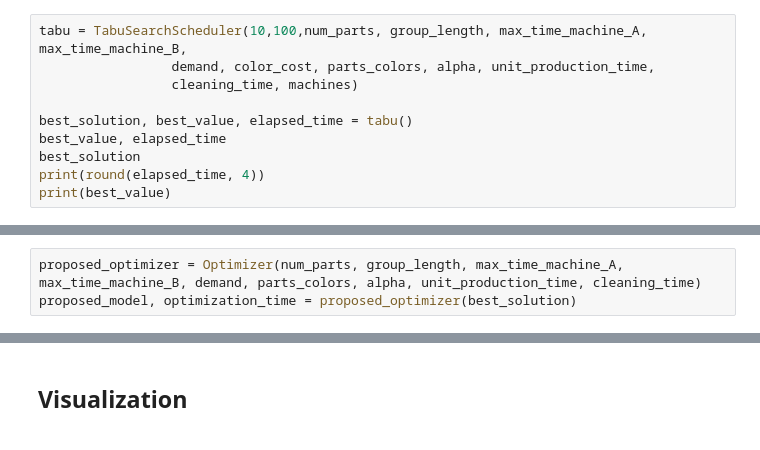
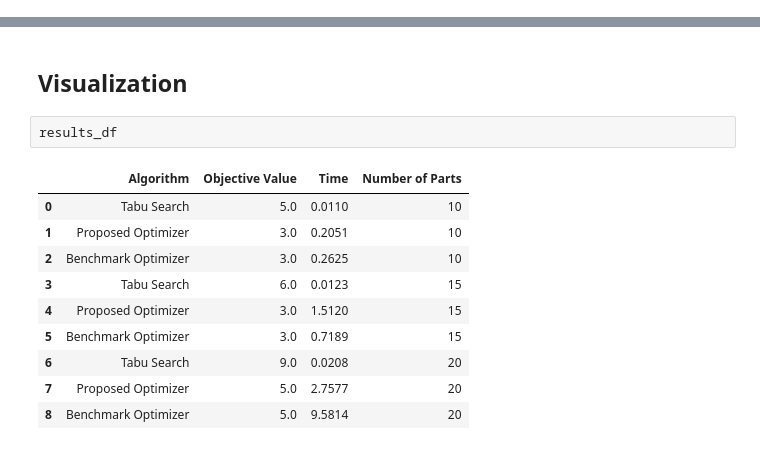
Before and after one commit to emrekuruu/Production_Planning, a Jupyter notebook: demo.ipynb, the cells around one changed output, grey strips where cells are left out. Cells and saved outputs as stored; diff of their text form.

```diff
--- a/demo.ipynb
+++ b/demo.ipynb
@@ -31,10 +49,0 @@ machines = [1,2]
-# %%
-tabu = TabuSearchScheduler(10,100,num_parts, group_length, max_time_machine_A, max_time_machine_B,
-                 demand, color_cost, parts_colors, alpha, unit_production_time,
-                 cleaning_time, machines)
-
-best_solution, best_value, elapsed_time = tabu()
-best_value, elapsed_time
-best_solution
-print(round(elapsed_time, 4))
-print(best_value)
@@ -57,3 +49,0 @@ best_solution
-# %%
-proposed_optimizer = Optimizer(num_parts, group_length, max_time_machine_A, max_time_machine_B, demand, parts_colors, alpha, unit_production_time, cleaning_time)
-proposed_model, optimization_time = proposed_optimizer(best_solution)
@@ -107,2 +85,15 @@ print(optimization_time)
 # %% [markdown]
 ## Visualization
+# %%
+results_df
+# %% [output]
+|  | Algorithm | Objective Value | Time | Number of Parts |
+| 0 | Tabu Search | 5.0 | 0.0110 | 10 |
+| 1 | Proposed Optimizer | 3.0 | 0.2051 | 10 |
+| 2 | Benchmark Optimizer | 3.0 | 0.2625 | 10 |
+| 3 | Tabu Search | 6.0 | 0.0123 | 15 |
+| 4 | Proposed Optimizer | 3.0 | 1.5120 | 15 |
+| 5 | Benchmark Optimizer | 3.0 | 0.7189 | 15 |
+| 6 | Tabu Search | 9.0 | 0.0208 | 20 |
+| 7 | Proposed Optimizer | 5.0 | 2.7577 | 20 |
+| 8 | Benchmark Optimizer | 5.0 | 9.5814 | 20 |
```
Also changed, not shown: parts of 14 cells of this notebook, 3 other files.
